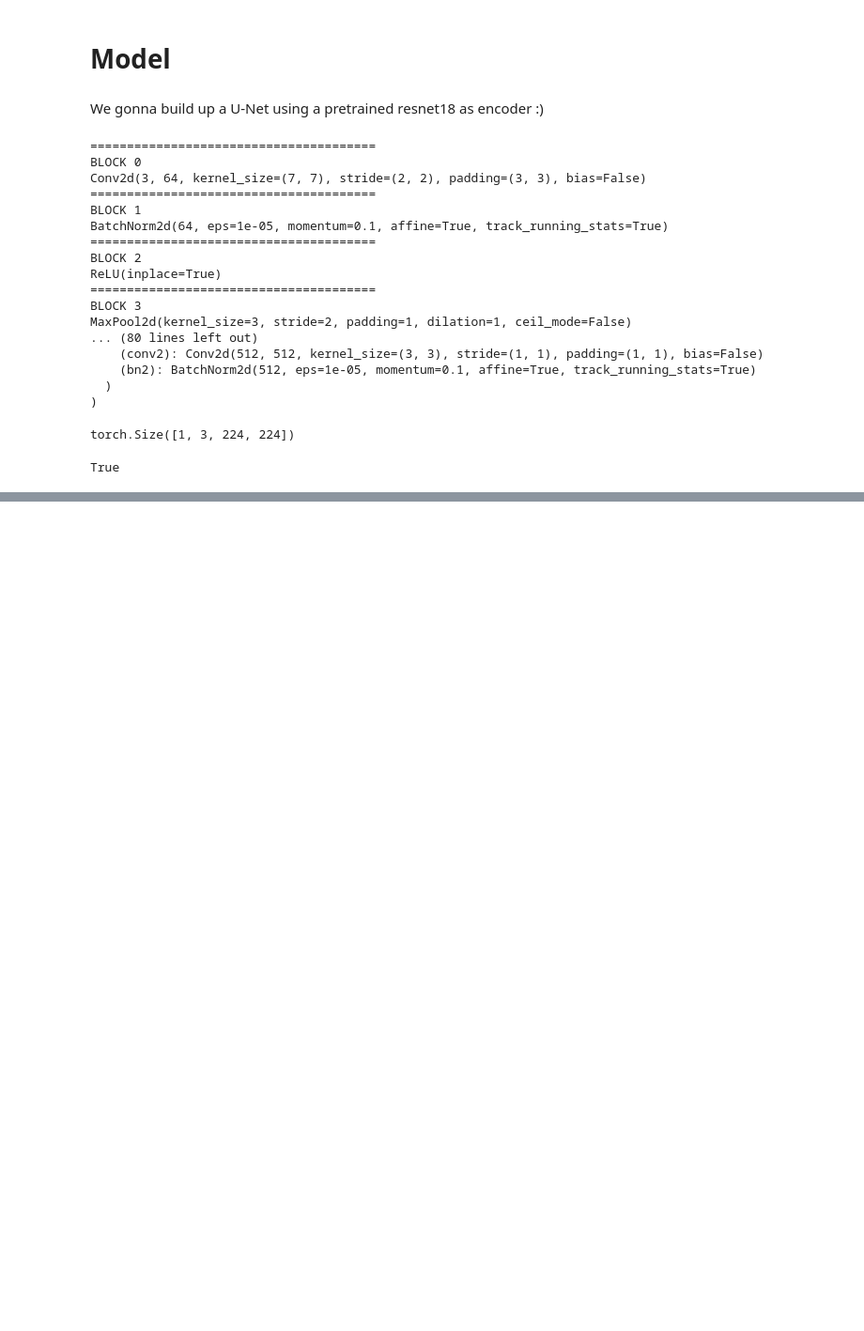
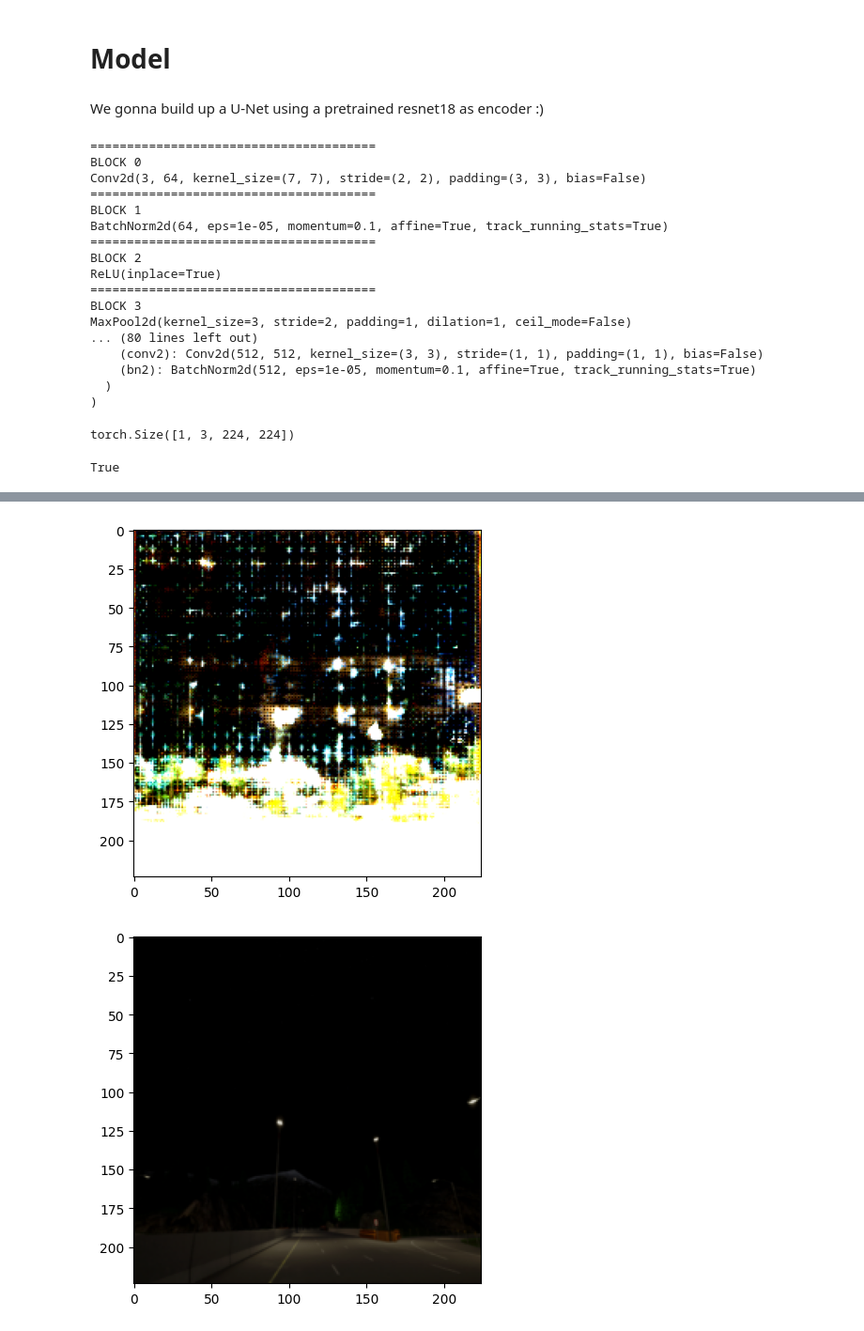
Before and after one commit to fernandezlautt/global_dnn, a Jupyter notebook: global.ipynb, the cells around one changed output, grey strips where cells are left out. Shown at 94% size. Saved outputs shown, nothing was run; the diff lists cells and outputs as text; code cells hidden in the pictures; blank space fills up the shorter version.

```diff
--- a/global.ipynb
+++ b/global.ipynb
@@ -380,0 +384,11 @@ RuntimeError: [Errno 2] No such file or directory: 'data_test/image.jpg'
+# %%
+# Pick a random element of the validation dataset and send it to the network
+net.eval()
+val_sample = random.randint(0, len(dataset_train))
+x = dataset_train[val_sample][0]
+x = x.unsqueeze(0).to('cuda')
+y = dataset_train[val_sample][1].unsqueeze(0).to('cuda')
+y_hat = net(x)
+plot_tensor(y_hat[0].detach().cpu())
+plot_tensor(y[0].detach().cpu())
+# %% [output]
@@ -380,0 +396,2 @@ RuntimeError: [Errno 2] No such file or directory: 'data_test/image.jpg'
+[figure, added]
+[figure, added]
```
Also changed, not shown: parts of 8 cells of this notebook.
